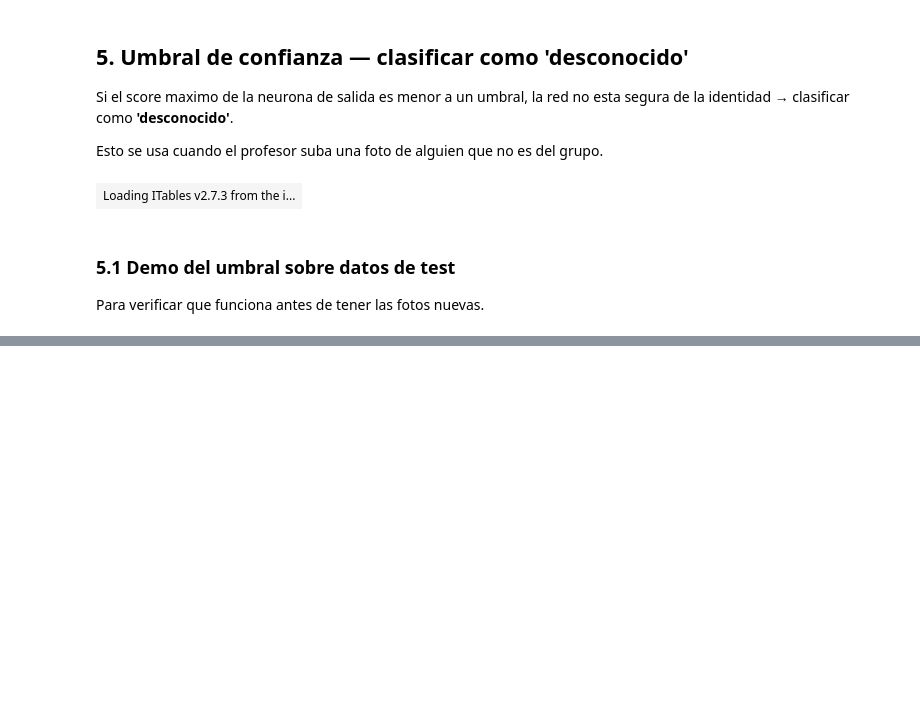
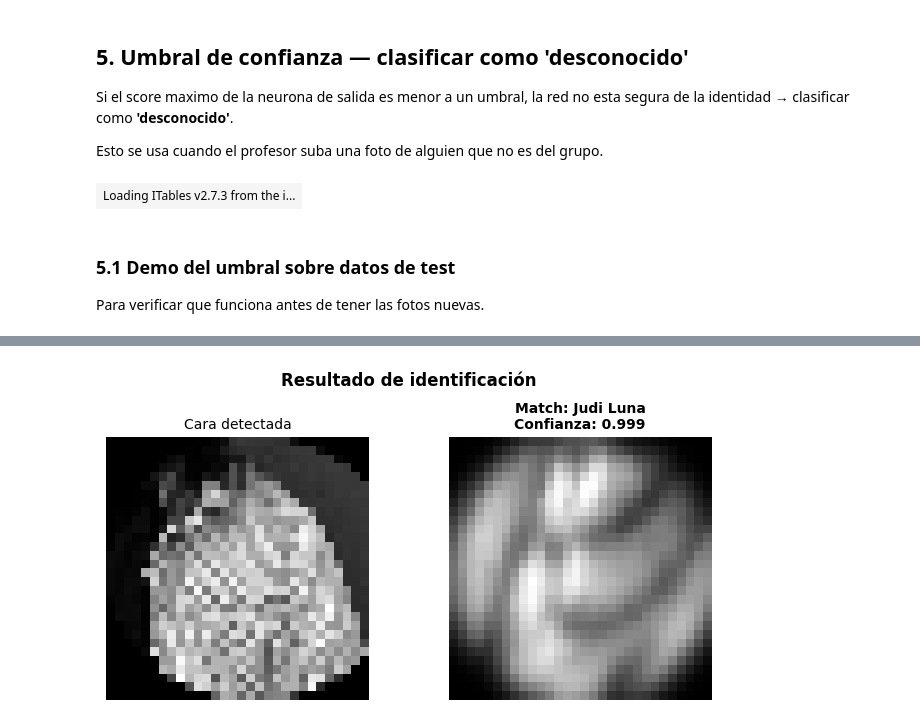
Before and after one commit to mariangelesalomar-sudo/eigenfaces-dma-grupo-1, a Jupyter notebook: GRUPO_1__zBackPropagation_multiclase.ipynb, the cells around one changed output, grey strips where cells are left out. Drawn from its saved outputs; the diff is of its cells as text; code cells hidden in the pictures; blank space fills up the shorter version.

```diff
--- a/GRUPO_1__zBackPropagation_multiclase.ipynb
+++ b/GRUPO_1__zBackPropagation_multiclase.ipynb
@@ -321,7 +321,7 @@ La clase categorica puede ser  n-aria
 # ============================================================
 # CONFIGURACION — ajustar estos dos parametros
 # ============================================================
-MODO           = "isomap"     # <<< CAMBIAR A "isomap" PARA LA SEGUNDA RED
+MODO           = "pca"     # <<< CAMBIAR A "isomap" PARA LA SEGUNDA RED
 CARPETA_DATOS  = "/content/buckets/b1/datos_30x30"
 carpeta        = f"/content/buckets/b1/nn_{MODO}/"  # donde se guarda el modelo
 # ============================================================
@@ -412,6 +412,8 @@ semilla_red = 26011989  # define las rectas iniciales
 hidden = [20]                        # una capa oculta de 20 neuronas
 n_capas = len(hidden) + 1            # ocultas + salida
 layers_func = ['tansig', 'logsig']   # tansig en hidden, logsig en salida
+carpeta = "/content/buckets/b1/nn_pca_v8/"  # ← carpeta nueva, no pisa la anterior
+
 
 mp = multiperceptron()
 mp.inicializar(
@@ -664,0 +775,86 @@ Fotos clasificadas como 'desconocido': 226 de 516
+# %%
+## DEMO FINAL — subir una foto nueva y que la red diga quién es
+
+from google.colab import files
+import pickle
+
+# ── 1. Cargar modelos PCA e ISOMAP guardados en Drive ────────
+CARPETA_DATOS = "/content/buckets/b1/datos_30x30"
+
+with open(f"{CARPETA_DATOS}/pca_model.pkl", "rb") as f:
+    pca_cargado = pickle.load(f)
+
+print("✅ Modelo PCA cargado")
+
+# ── 2. Subir la foto ─────────────────────────────────────────
+print("\n📸 Subí una foto de alguno de los 14 alumnos:")
+uploaded = files.upload()
+nombre_foto = list(uploaded.keys())[0]
+
+# ── 3. Detectar y recortar la cara ───────────────────────────
+# (las funciones leer_imagen y recortar_cara_por_borde vienen
+#  del notebook 1 — si no están en memoria, copiá las celdas 5 y 6)
+
+imagen = leer_imagen(f"/content/{nombre_foto}")
+cara, cara_color, confianza = recortar_cara_por_borde(imagen)
+
+# Respaldo con Haar si DeepFace falla
+if cara is None:
+    gris  = cv2.cvtColor(imagen, cv2.COLOR_BGR2GRAY)
+    caras = clasificador_haar.detectMultiScale(
+        gris, scaleFactor=1.1, minNeighbors=5, minSize=(40, 40)
+    )
+    if len(caras) > 0:
+        x, y, w, h = sorted(caras, key=lambda c: c[2]*c[3], reverse=True)[0]
+        cara = cv2.resize(gris[y:y+h, x:x+w], (TAMANO, TAMANO))
+    else:
+        print("❌ No se detectó cara. Probá con otra foto.")
+        cara = None
+
+if cara is not None:
+    # ── 4. Proyectar con PCA ─────────────────────────────────
+    vector        = cara.flatten().astype(float)
+    proyeccion    = pca_cargado.transform([vector])   # shape (1, 80)
+
+    # ── 5. Armar el DataFrame que espera predecir() ──────────
+    data_nueva = {campos[i]: [proyeccion[0, i]] for i in range(n_componentes)}
+    data_nueva["y"] = ["desconocido"]   # placeholder
+    df_foto = pl.DataFrame(data_nueva)
+
+    # ── 6. Predecir con la red neuronal ──────────────────────
+    mp_frio = multiperceptron()
+    mp_frio.cargar_modelo(carpeta)
+
+    (y_hat, y_raw, _) = mp_frio.predecir(
+        df_new=df_foto,
+        campos=campos,
+        clase="y"
+    )
+
+    alumno_predicho = y_hat[0].replace("_", " ").title()
+    confianza_red   = y_raw[0]
+
+    # ── 7. Mostrar resultado ──────────────────────────────────
+    fig, axes = plt.subplots(1, 2, figsize=(7, 3.5))
+
+    # Foto recortada
+    axes[0].imshow(cara, cmap="gray")
+    axes[0].set_title("Cara detectada", fontsize=10)
+    axes[0].axis("off")
+
+    # Cara representativa del alumno predicho
+    alumno_key = y_hat[0]
+    imagenes_repr = np.load(f"{CARPETA_DATOS}/imagenes_repr.npz")
+    if alumno_key in imagenes_repr:
+        axes[1].imshow(imagenes_repr[alumno_key], cmap="gray")
+    axes[1].set_title(f"Match: {alumno_predicho}\nConfianza: {confianza_red:.3f}",
+                      fontsize=10, fontweight="bold")
+    axes[1].axis("off")
+
+    plt.suptitle("Resultado de identificación", fontsize=12, fontweight="bold")
+    plt.tight_layout()
+    plt.show()
+
+    print(f"\n🎯 La red identificó a: {alumno_predicho.upper()}")
+    print(f"   Confianza: {confianza_red:.4f}  {'✅ Alta' if confianza_red >= 0.85 else '⚠️ Baja — posible desconocido'}")
+# %% [output]
@@ -664,0 +866 @@ Fotos clasificadas como 'desconocido': 226 de 516
+[figure, added]
```
Also changed, not shown: parts of 14 cells of this notebook.
